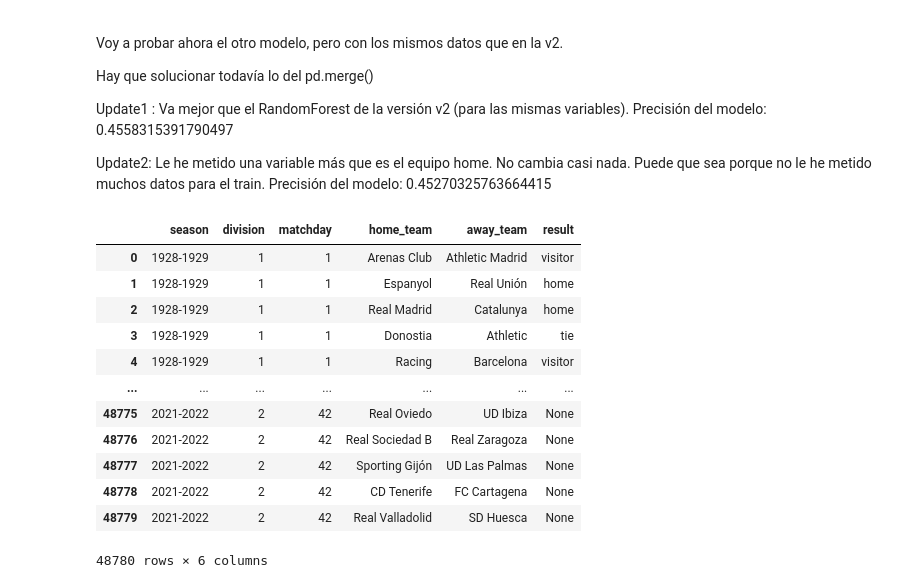
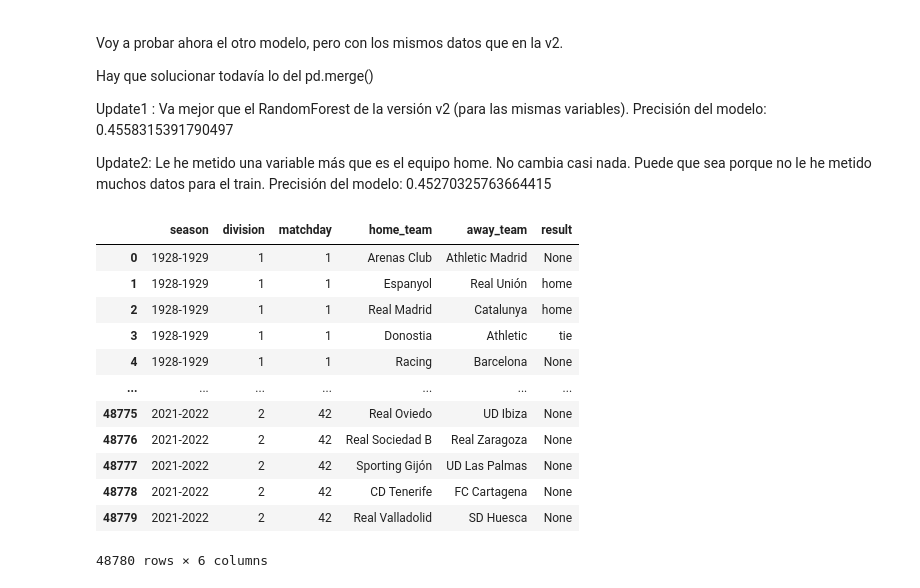
Before and after one commit to mariajinxue/la-quiniela, a Jupyter notebook: analysis/maria_modelv3.ipynb, the cells around one changed output. Drawn from its saved outputs; the diff is of its cells as text; code cells hidden in the pictures.

```diff
--- a/analysis/maria_modelv3.ipynb
+++ b/analysis/maria_modelv3.ipynb
@@ -32,23 +32,20 @@ df_games=df
 # %%
 # Le creo a df_games la columna de result (home, visitor, tie) que va a ser mi variable Y en el modelo
 df_games["result"] = None
-#estas dos columnas nos harían falta
-df_games["goals_home"] = df_games["score"].str.split(":").str[0]
-df_games["goals_visitor"] = df_games["score"].str.split(":").str[1]
 
-df_games.loc[df["goals_home"] > df_games["goals_visitor"], "result"] = 'home'
-df_games.loc[df["goals_home"] == df_games["goals_visitor"], "result"] = 'tie'
-df_games.loc[df["goals_home"] < df_games["goals_visitor"], "result"] = 'visitor'
+df_games.loc[(df_games["score"].str.split(":").str[0]) > (df_games["score"].str.split(":").str[1]), "result"] = 'home'
+df_games.loc[(df_games["score"].str.split(":").str[0]) == (df_games["score"].str.split(":").str[1]), "result"] = 'tie'
+df_games.loc[(df_games["score"].str.split(":").str[0]) < (df_games["score"].str.split(":").str[0]), "result"] = 'visitor'
 # %%
-df_games.drop(["goals_home", "goals_visitor", "time", "date", "score"], axis=1, inplace=True)
+df_games.drop(["date", "time", "score"], axis=1, inplace=True)
 df_games
 # %% [output]
 |  | season | division | matchday | home_team | away_team | result |
-| 0 | 1928-1929 | 1 | 1 | Arenas Club | Athletic Madrid | visitor |
+| 0 | 1928-1929 | 1 | 1 | Arenas Club | Athletic Madrid | None |
 | 1 | 1928-1929 | 1 | 1 | Espanyol | Real Unión | home |
 | 2 | 1928-1929 | 1 | 1 | Real Madrid | Catalunya | home |
 | 3 | 1928-1929 | 1 | 1 | Donostia | Athletic | tie |
-| 4 | 1928-1929 | 1 | 1 | Racing | Barcelona | visitor |
+| 4 | 1928-1929 | 1 | 1 | Racing | Barcelona | None |
 | ... | ... | ... | ... | ... | ... | ... |
 | 48775 | 2021-2022 | 2 | 42 | Real Oviedo | UD Ibiza | None |
 | 48776 | 2021-2022 | 2 | 42 | Real Sociedad B | Real Zaragoza | None |
```
Also changed, not shown: parts of 18 cells of this notebook, 2 other files.
